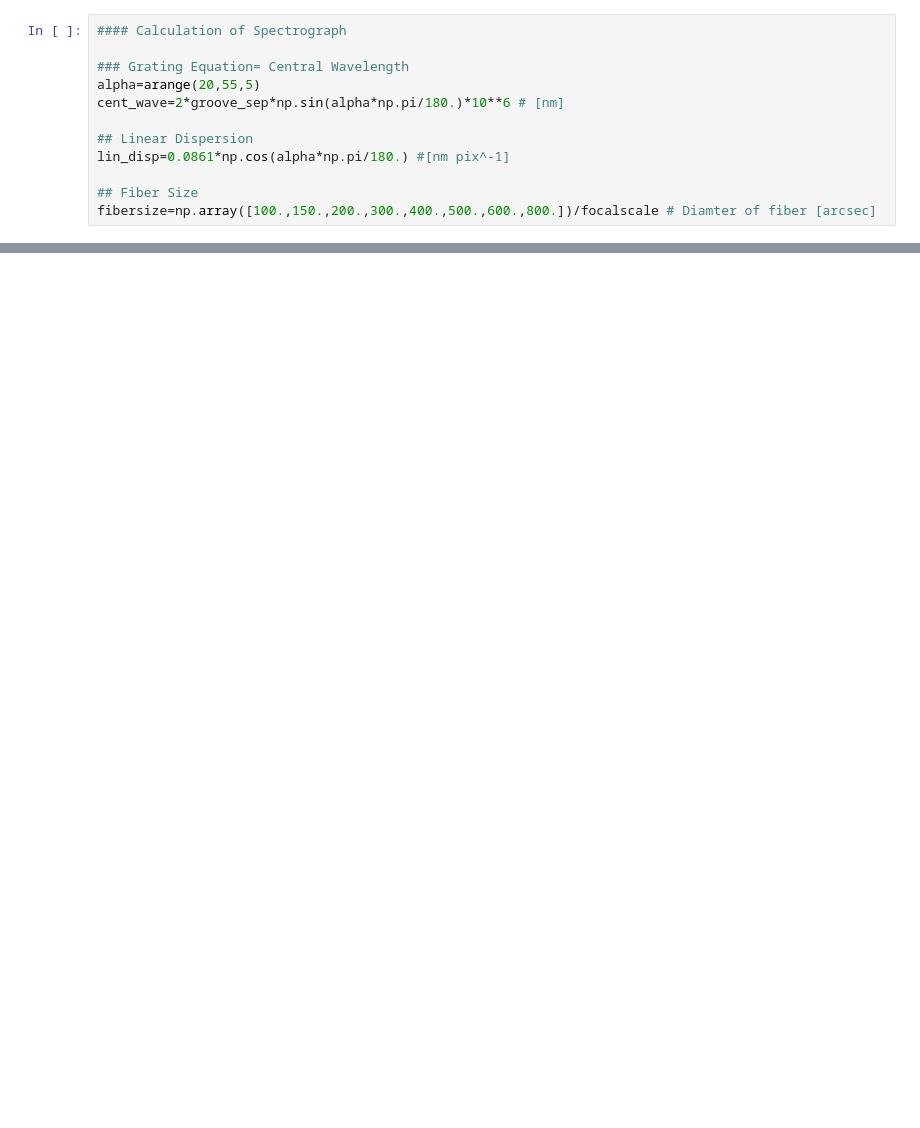
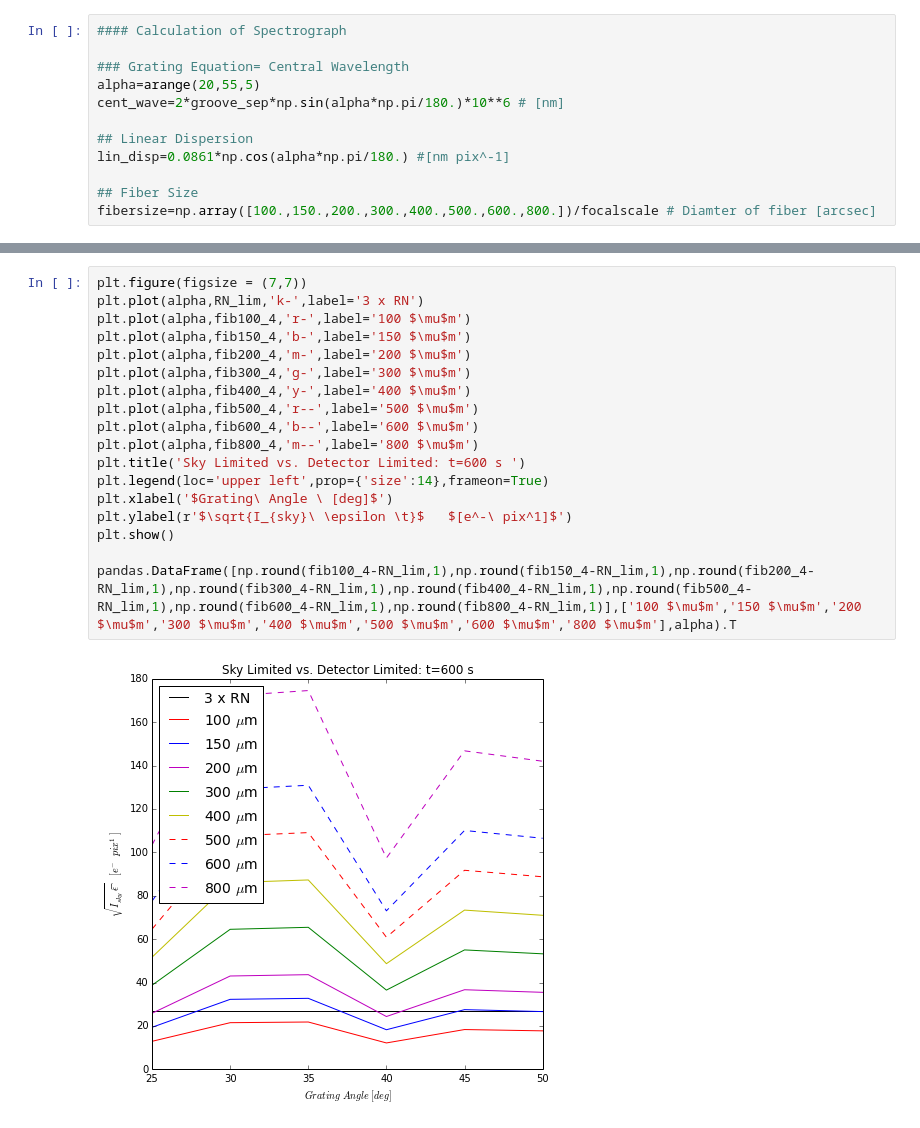
Before and after one commit to andreavalgiers/SALT_IFU, a Jupyter notebook: Throughput_Calculations.ipynb, the cells around one changed output, grey strips where cells are left out. Cells and saved outputs as stored; diff of their text form; blank space fills up the shorter version.

```diff
--- a/Throughput_Calculations.ipynb
+++ b/Throughput_Calculations.ipynb
@@ -253,0 +267,20 @@ pandas.DataFrame([fib100_3-RN_lim,fib150_3-RN_lim,fib200_3-RN_lim,fib300_3-RN_li
+# %%
+plt.figure(figsize = (7,7))
+plt.plot(alpha,RN_lim,'k-',label='3 x RN')
+plt.plot(alpha,fib100_4,'r-',label='100 $\mu$m')
+plt.plot(alpha,fib150_4,'b-',label='150 $\mu$m')
+plt.plot(alpha,fib200_4,'m-',label='200 $\mu$m')
+plt.plot(alpha,fib300_4,'g-',label='300 $\mu$m')
+plt.plot(alpha,fib400_4,'y-',label='400 $\mu$m')
+plt.plot(alpha,fib500_4,'r--',label='500 $\mu$m')
+plt.plot(alpha,fib600_4,'b--',label='600 $\mu$m')
+plt.plot(alpha,fib800_4,'m--',label='800 $\mu$m')
+plt.title('Sky Limited vs. Detector Limited: t=600 s ')
+plt.legend(loc='upper left',prop={'size':14},frameon=True)
+plt.xlabel('$Grating\ Angle \ [deg]$')
+plt.ylabel(r'$\sqrt{I_{sky}\ \epsilon \t}$   $[e^-\ pix^1]$')
+plt.show()
+
+pandas.DataFrame([np.round(fib100_4-RN_lim,1),np.round(fib150_4-RN_lim,1),np.round(fib200_4-RN_lim,1),np.round(fib300_4-RN_lim,1),np.round(fib400_4-RN_lim,1),np.round(fib500_4-RN_lim,1),np.round(fib600_4-RN_lim,1),np.round(fib800_4-RN_lim,1)],['100 $\mu$m','150 $\mu$m','200 $\mu$m','300 $\mu$m','400 $\mu$m','500 $\mu$m','600 $\mu$m','800 $\mu$m'],alpha).T
+# %% [output]
+[figure, added]
```
Also changed, not shown: parts of 10 cells of this notebook.
